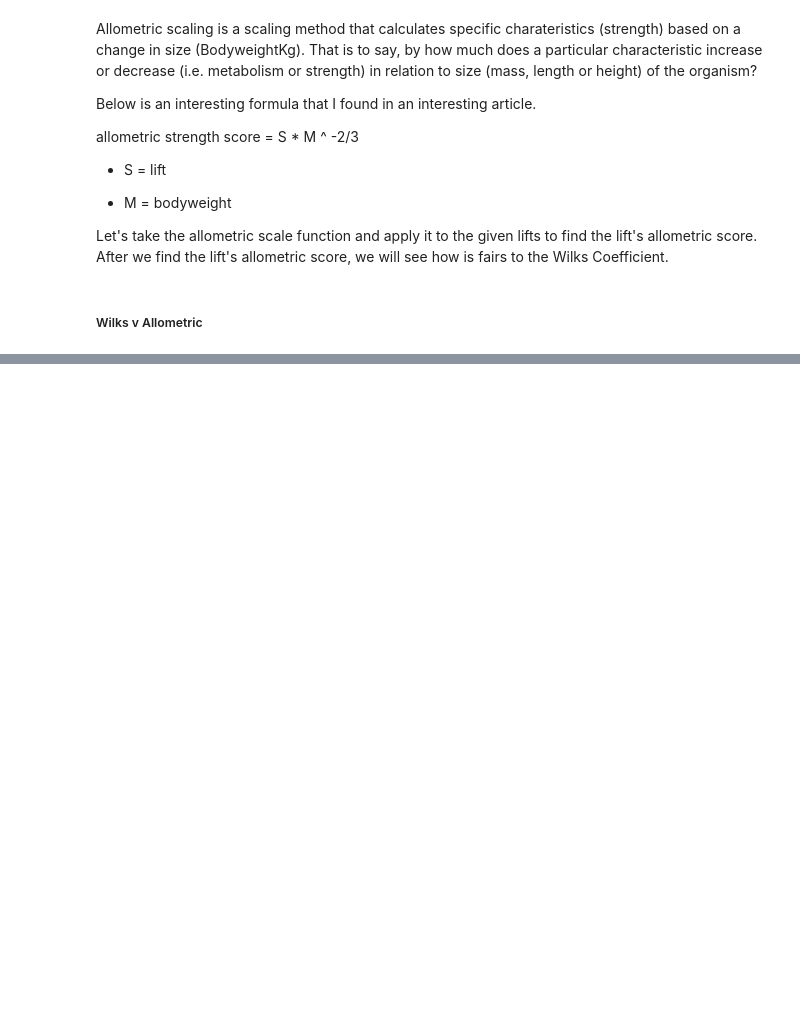
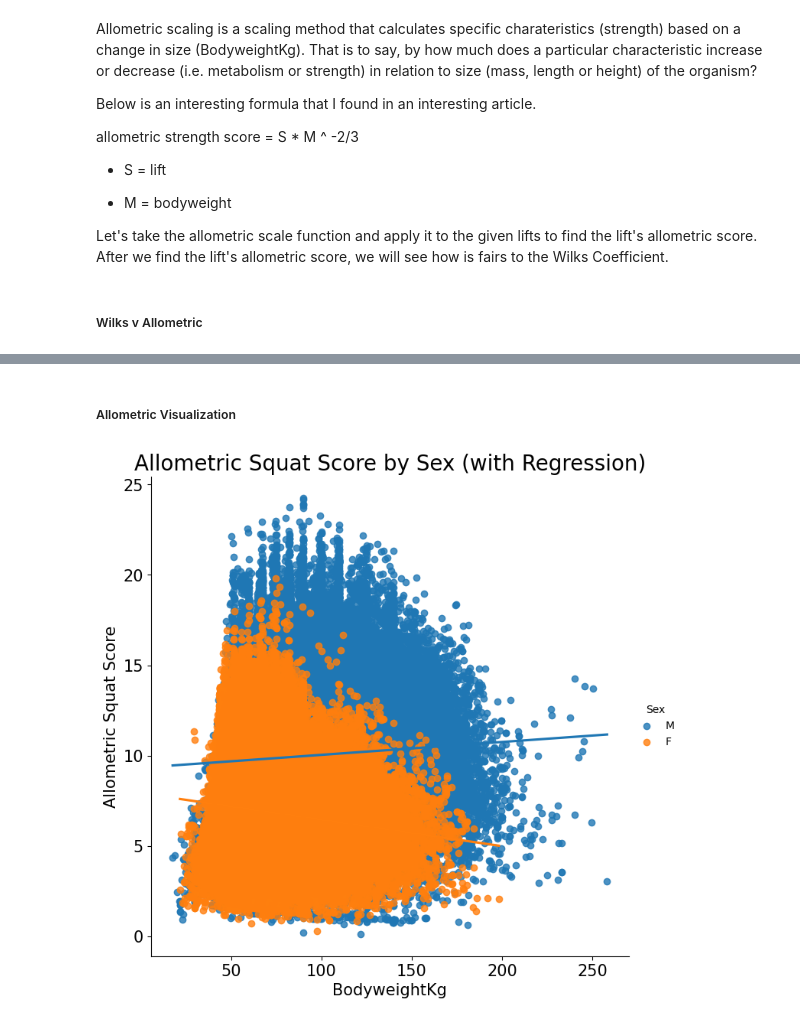
Before and after one commit to joshoandres13/pandas_practice, a Jupyter notebook: pandas_practice.ipynb, the cells around one changed output, grey strips where cells are left out. Saved outputs shown, nothing was run; the diff lists cells and outputs as text; code cells hidden in the pictures; blank space fills up the shorter version.

```diff
--- a/pandas_practice.ipynb
+++ b/pandas_practice.ipynb
@@ -1001,0 +1032,16 @@ df.filter(items=['Name','BodyweightKg','TotalKg','Total / BW','Wilks','TotalAllo
+# %% [markdown]
+##### Allometric Visualization
+# %%
+sns.lmplot(x='BodyweightKg',
+           y='SquatAllometric',
+           data=df,
+           hue='Sex',
+           height=7)
+plt.title('Allometric Squat Score by Sex (with Regression)',fontsize=20)
+plt.xlabel('BodyweightKg',fontsize=15)
+plt.ylabel('Allometric Squat Score',fontsize=15)
+plt.xticks(fontsize=15)
+plt.yticks(fontsize=15)
+plt.show()
+# %% [output]
+[figure, added]
```
Also changed, not shown: parts of 11 cells of this notebook.
